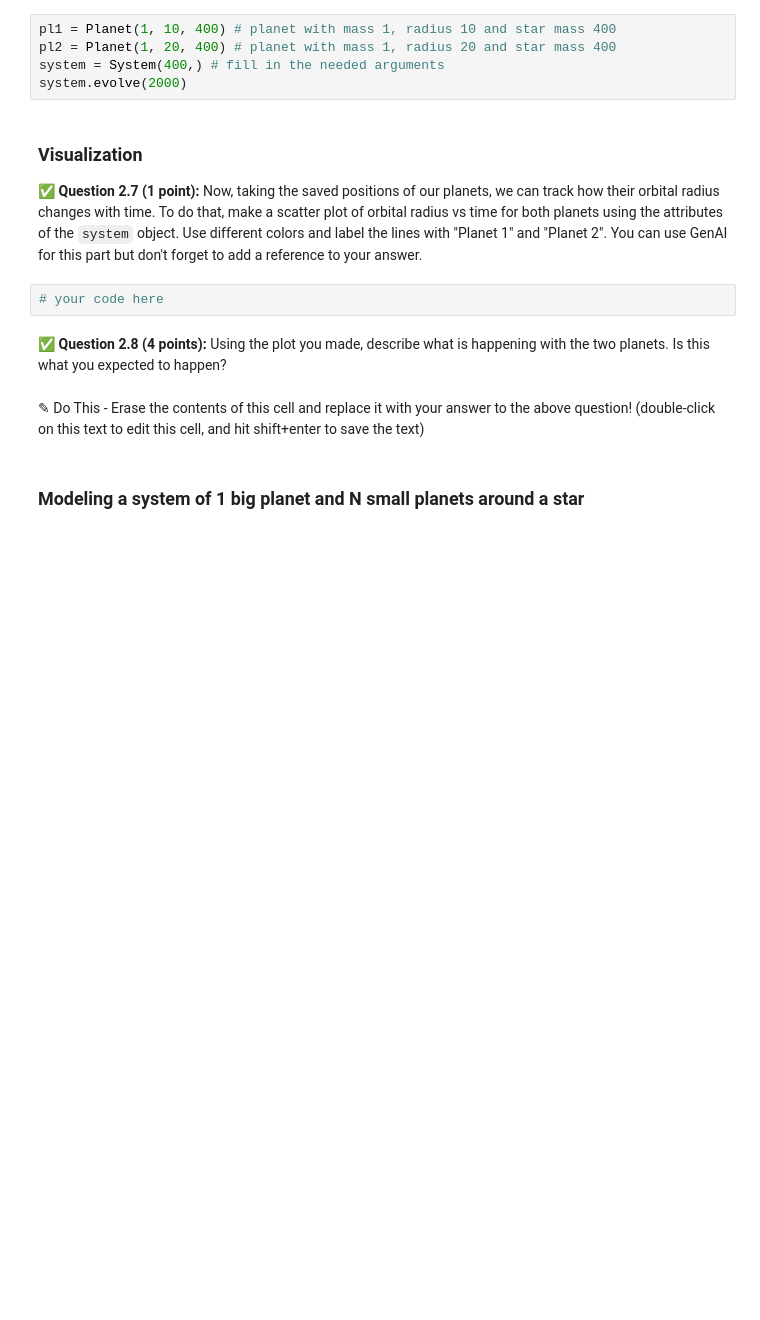
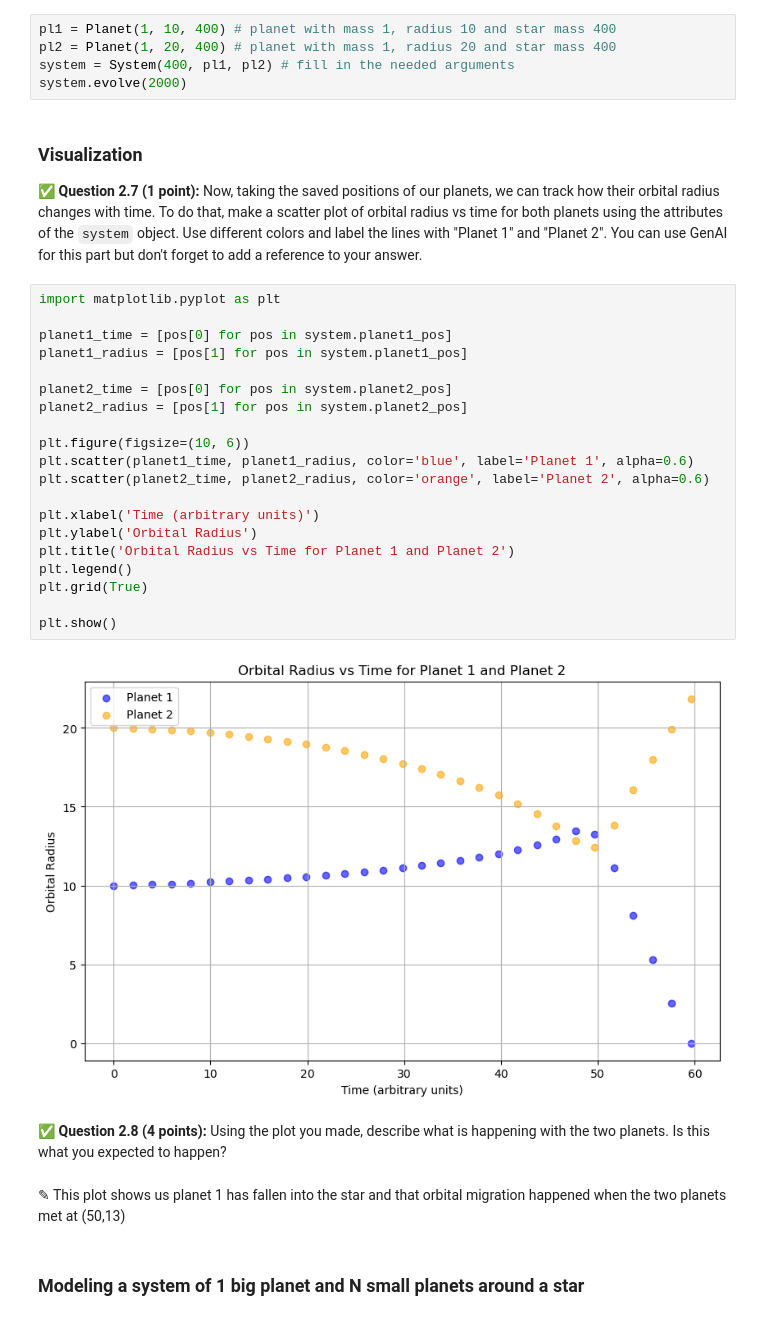
Before and after one commit to efatur2004/CMSE202-f25-turnin, a Jupyter notebook: hw-02/HW02_Part1-Orbits-SS25-EvanFatur.ipynb, the cells around one changed output. Drawn from its saved outputs; the diff is of its cells as text; blank space fills up the shorter version.

```diff
--- a/hw-02/HW02_Part1-Orbits-SS25-EvanFatur.ipynb
+++ b/hw-02/HW02_Part1-Orbits-SS25-EvanFatur.ipynb
@@ -329,18 +387,38 @@ Methods:
 # %%
 pl1 = Planet(1, 10, 400) # planet with mass 1, radius 10 and star mass 400
 pl2 = Planet(1, 20, 400) # planet with mass 1, radius 20 and star mass 400
-system = System(400,) # fill in the needed arguments
+system = System(400, pl1, pl2) # fill in the needed arguments
 system.evolve(2000)
 # %% [markdown]
 ### Visualization
 
 ✅ **Question 2.7 (1 point):**  Now, taking the saved positions of our planets, we can track how their orbital radius changes with time. To do that, make a scatter plot of orbital radius vs time for both planets using the attributes of the `system` object. Use different colors and label the lines with "Planet 1" and "Planet 2". You can use GenAI for this part but don't forget to add a reference to your answer.
-# %%
-# your code here
+# %%
+import matplotlib.pyplot as plt
+
+planet1_time = [pos[0] for pos in system.planet1_pos]
+planet1_radius = [pos[1] for pos in system.planet1_pos]
+
+planet2_time = [pos[0] for pos in system.planet2_pos]
+planet2_radius = [pos[1] for pos in system.planet2_pos]
+
+plt.figure(figsize=(10, 6))
+plt.scatter(planet1_time, planet1_radius, color='blue', label='Planet 1', alpha=0.6)
+plt.scatter(planet2_time, planet2_radius, color='orange', label='Planet 2', alpha=0.6)
+
+plt.xlabel('Time (arbitrary units)')
+plt.ylabel('Orbital Radius')
+plt.title('Orbital Radius vs Time for Planet 1 and Planet 2')
+plt.legend()
+plt.grid(True)
+
+plt.show()
+# %% [output]
+[figure, added]
 # %% [markdown]
 ✅ **Question 2.8 (4 points):** Using the plot you made, describe what is happening with the two planets. Is this what you expected to happen?
-# %% [markdown]
-✎ Do This - Erase the contents of this cell and replace it with your answer to the above question! (double-click on this text to edit this cell, and hit shift+enter to save the text)
+# %% [markdown]
+✎ This plot shows us planet 1 has fallen into the star and that orbital migration happened when the two planets met at (50,13)
 # %% [markdown]
 ### Modeling a system of 1 big planet and N small planets around a star
 # %% [markdown]
```
Also changed, not shown: parts of 23 cells of this notebook.
